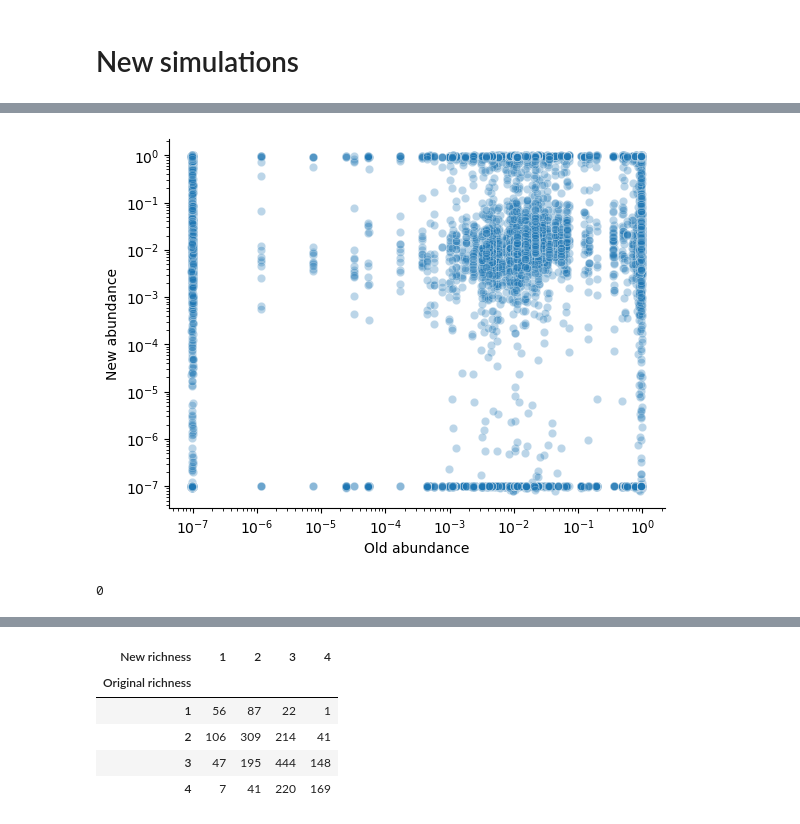
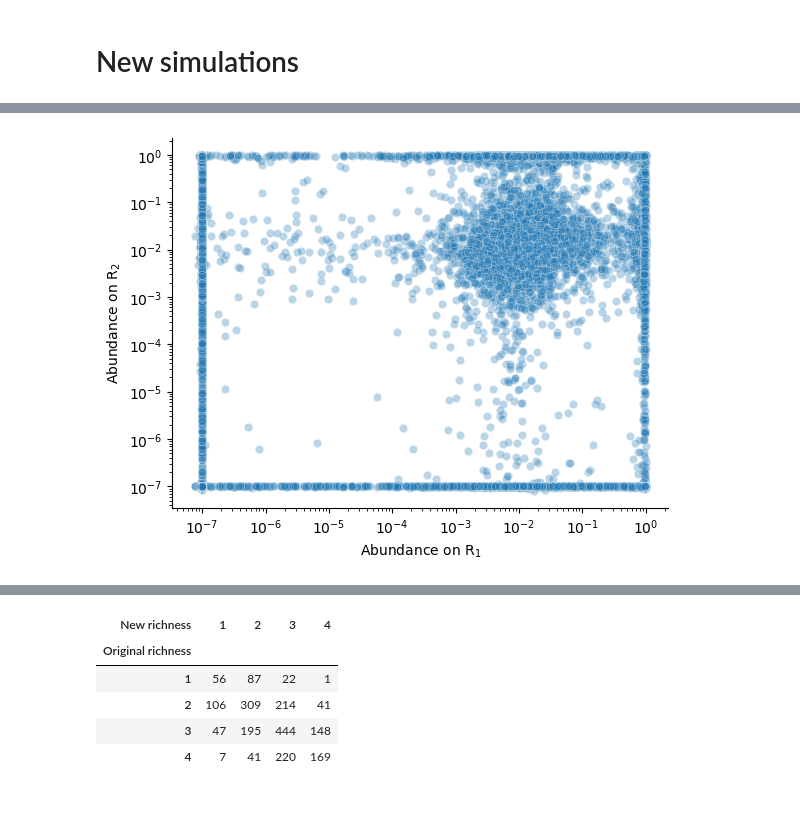
Before and after one commit to sulheim/coexistence, a Jupyter notebook: notebooks/6_CRM/6C_change_resource.ipynb, the cells around one changed output, grey strips where cells are left out. Drawn from its saved outputs; the diff is of its cells as text; code cells hidden in the pictures.

```diff
--- a/notebooks/6_CRM/change_resource.ipynb
+++ b/notebooks/6_CRM/6C_change_resource.ipynb
@@ -157,13 +168,22 @@ new_a = pd.DataFrame(new_abundance_data).melt(var_name='Species', value_name='Ne
+# %%
+old_a_df = pd.DataFrame(old_abundance_data)
+new_a_df = pd.DataFrame(new_abundance_data)
+old_aM_df = pd.merge(old_a_df, meta_df, how='inner', left_index=True, right_index=True)
+new_aM_df = pd.merge(new_a_df, meta_df, how='inner', left_index=True, right_index=True)
+# %%
+old_aM_df.reset_index(inplace=True)
+new_aM_df.reset_index(inplace=True)
+# %%
+old_a = old_aM_df.melt(var_name='Species', value_name='R1 abundance', id_vars=['i', 'iteri', 'n_cs', 'K_std', 'C_sparsity', 'index']+C_df.columns.tolist())
+new_a = new_aM_df.melt(var_name='Species', value_name='R2 abundance', id_vars=['i', 'iteri', 'n_cs', 'K_std', 'C_sparsity', 'index']+C_df.columns.tolist())
 # %%
-abundance_df = pd.merge(old_a, new_a, on=['index', 'Species'])
+abundance_df = pd.merge(old_a, new_a[['index', 'Species', 'R2 abundance']], on=['index', 'Species'])
 # %%
-sns.scatterplot(data=abundance_df, x='Old abundance', y='New abundance', alpha=0.3)
+sns.scatterplot(data=abundance_df, x='R1 abundance', y='R2 abundance', alpha=0.3)
 plt.xscale('log')
 plt.yscale('log')
+plt.xlabel(r'Abundance on $\rm{R_1}$')
+plt.ylabel(r'Abundance on $\rm{R_2}$')
 sns.despine()
 # %% [output]
-[figure, old version]
+[figure, new version]
-# %%
-df_richness['New richness'].min()
-# %% [output]
-0
```
Also changed, not shown: parts of 27 cells of this notebook, 2 other files.
